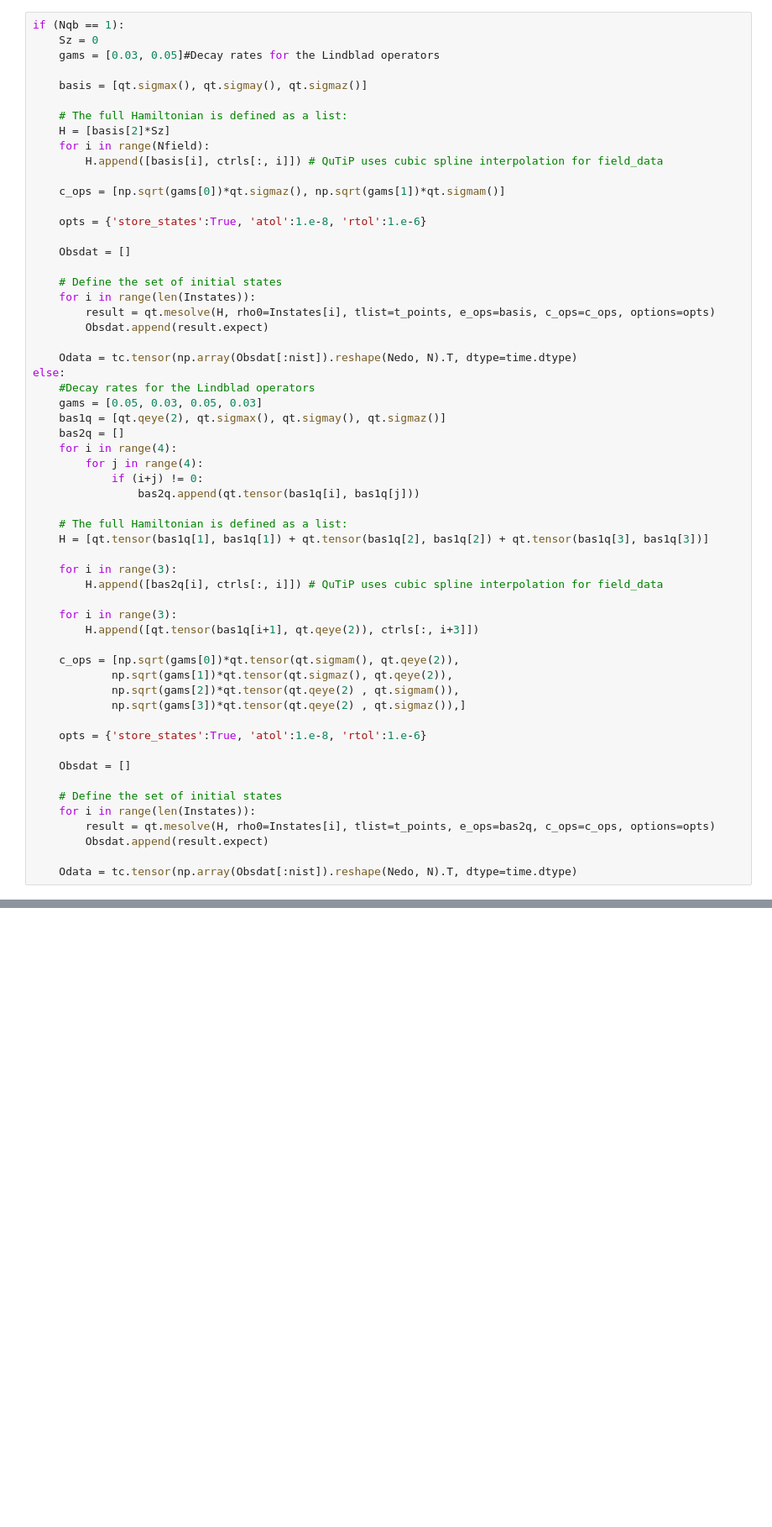
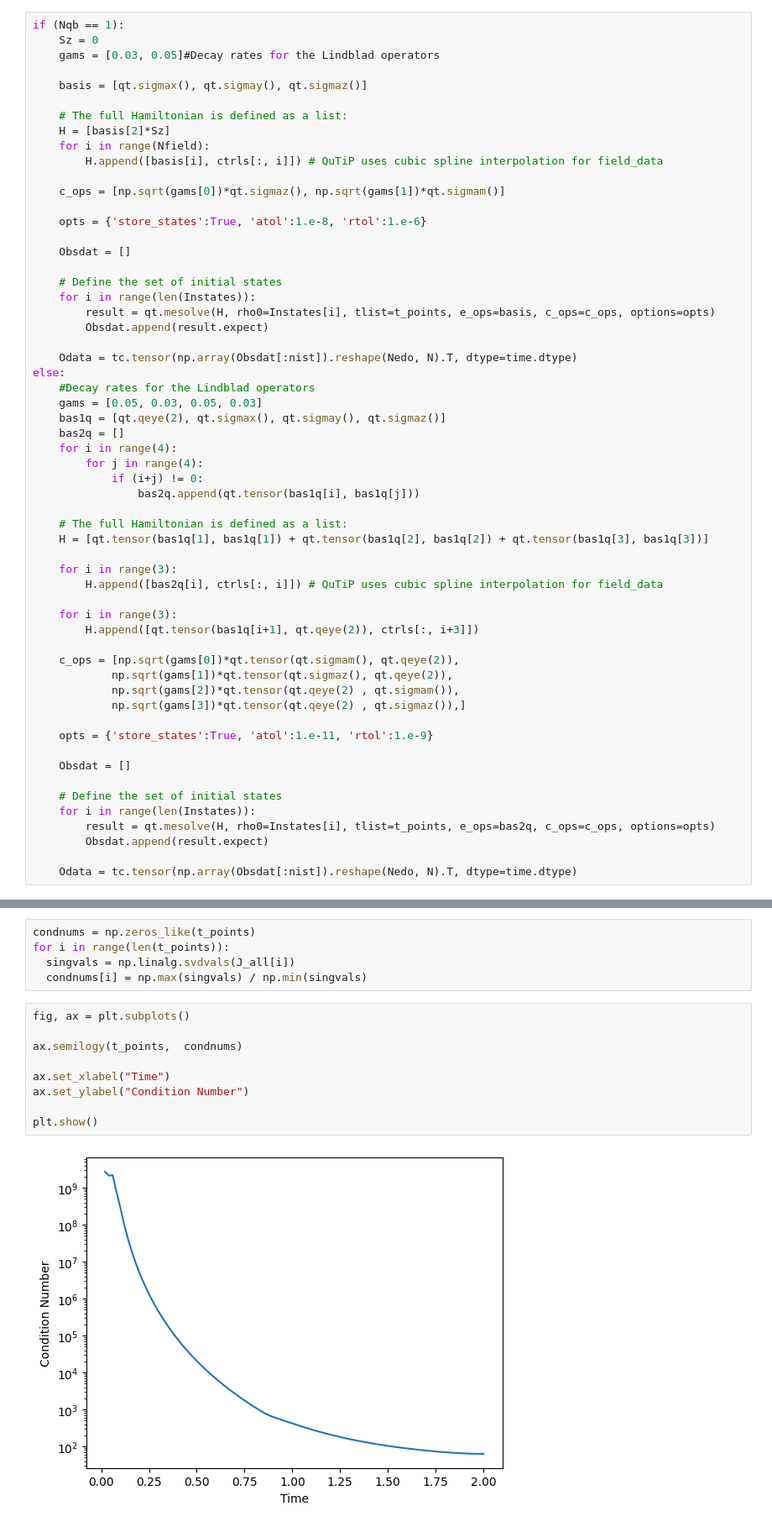
Before and after one commit to martinjimenez388/my-first-proyect, a Jupyter notebook: Examples/PINNverse_finiteBplines.ipynb, the cells around one changed output, grey strips where cells are left out. Shown at 84% size. Drawn from its saved outputs; the diff is of its cells as text; blank space fills up the shorter version.

```diff
--- a/Examples/PINNverse_finiteBplines.ipynb
+++ b/Examples/PINNverse_finiteBplines.ipynb
@@ -315,7 +346,7 @@ else:
             np.sqrt(gams[2])*qt.tensor(qt.qeye(2) , qt.sigmam()),
             np.sqrt(gams[3])*qt.tensor(qt.qeye(2) , qt.sigmaz()),]
 
-    opts = {'store_states':True, 'atol':1.e-8, 'rtol':1.e-6}
+    opts = {'store_states':True, 'atol':1.e-11, 'rtol':1.e-9}
 
     Obsdat = []
 
@@ -358,3 +566,19 @@ D_ops = [
+# %%
+condnums = np.zeros_like(t_points)
+for i in range(len(t_points)):
+  singvals = np.linalg.svdvals(J_all[i])
+  condnums[i] = np.max(singvals) / np.min(singvals)
+# %%
+fig, ax = plt.subplots()
+
+ax.semilogy(t_points,  condnums)
+
+ax.set_xlabel("Time")
+ax.set_ylabel("Condition Number")
+
+plt.show()
+# %% [output]
+[figure, added]
 # %%
 if (Nqb==1):
     def calculate_physics_loss(commcoeff: tc.Tensor, collcoef: tc.Tensor, cnstcoef: tc.Tensor, Gammas: tc.Tensor, Obs: tc.Tensor, derivs: tc.Tensor, Jt: List[tc.Tensor]):
```
Also changed, not shown: parts of 10 cells of this notebook, 3 other files.
